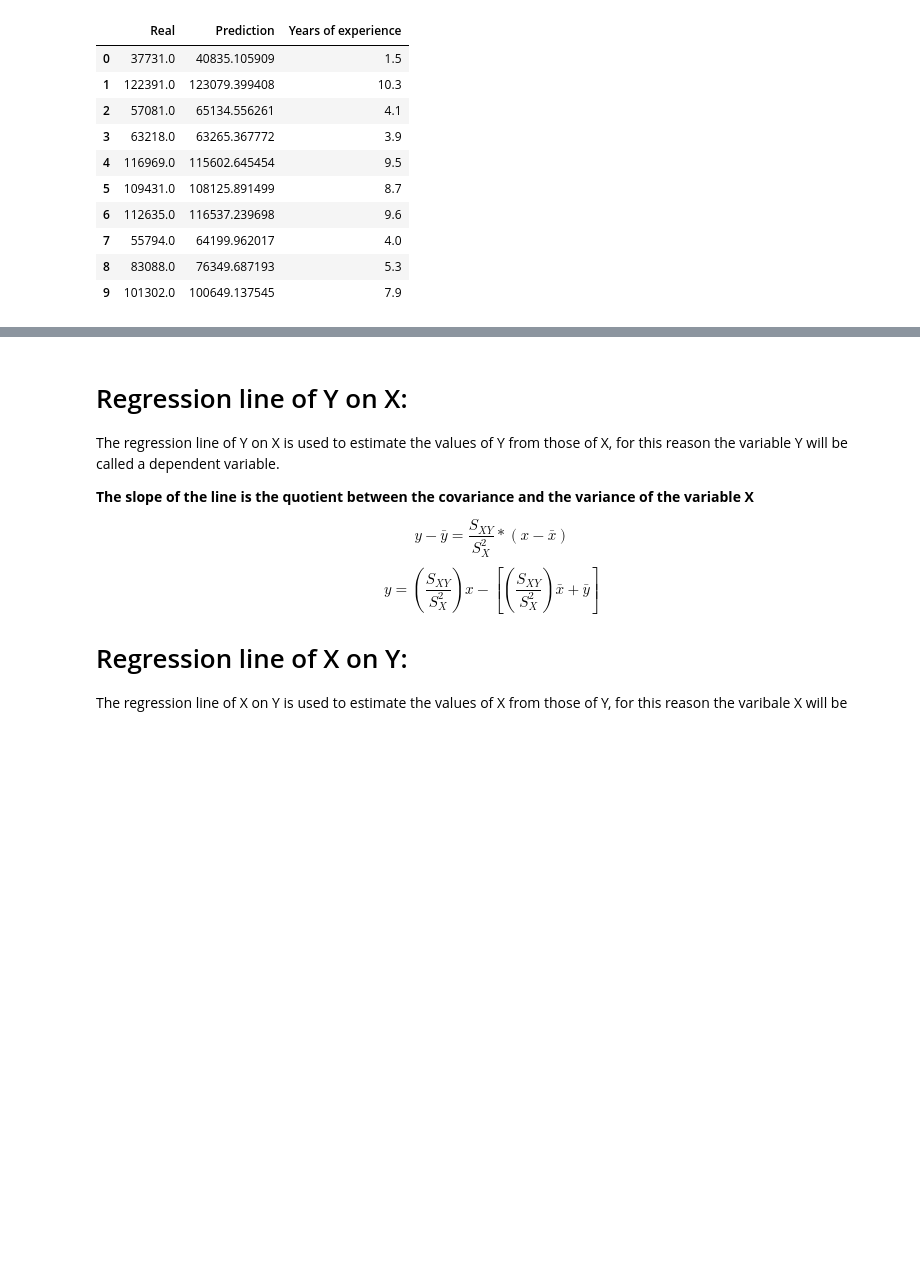
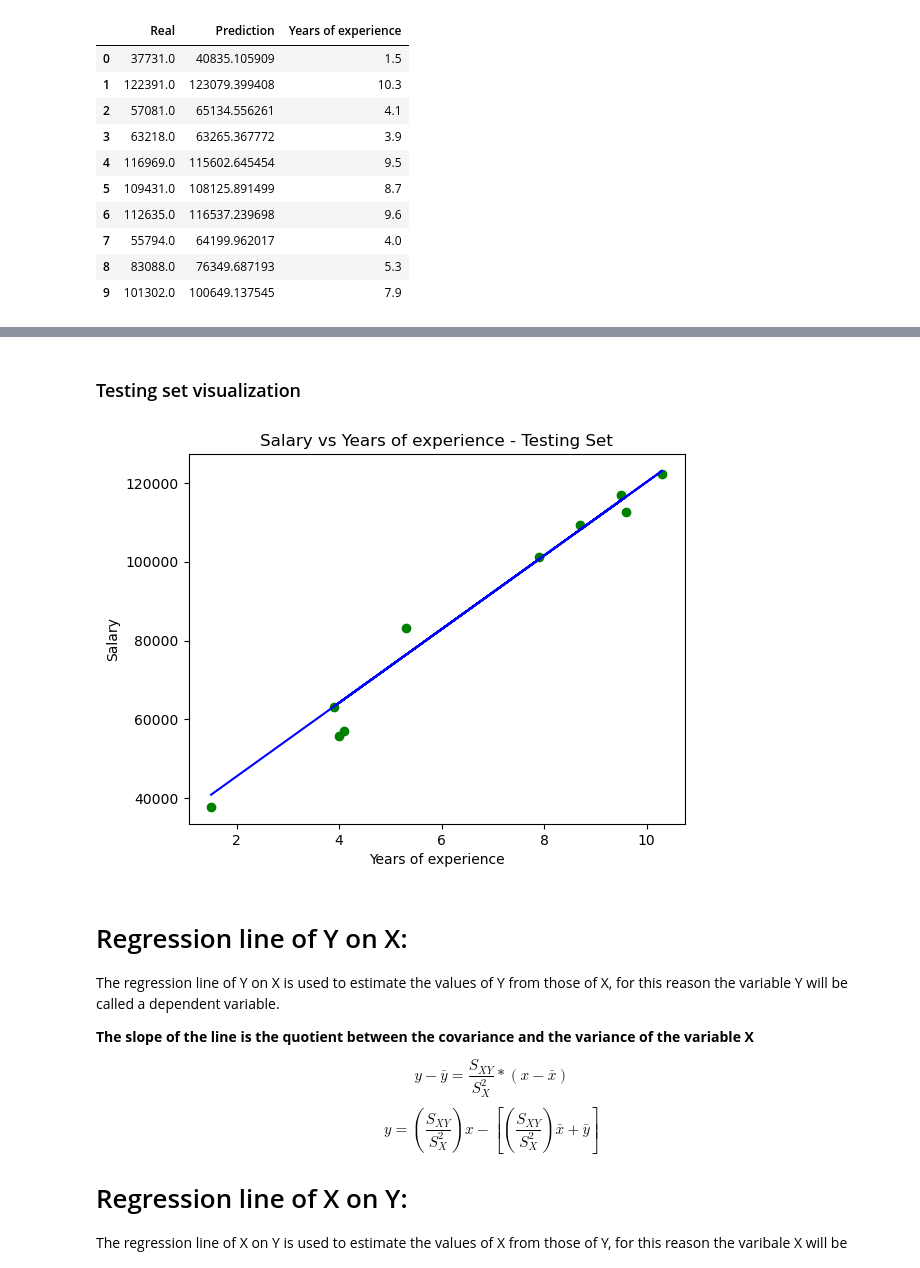
Before and after one commit to Garavirod/data-science, a Jupyter notebook: data-science/linear-regression/simple/simple-lenear-regression.ipynb, the cells around one changed output, grey strips where cells are left out. Cells and saved outputs as stored; diff of their text form; code cells hidden in the pictures; blank space fills up the shorter version.

```diff
--- a/data-science/linear-regression/simple/simple-lenear-regression.ipynb
+++ b/data-science/linear-regression/simple/simple-lenear-regression.ipynb
@@ -144,9 +144,9 @@ regression.fit(x_train_reshaped, y_train)
 # %% [output]
 LinearRegression()
 # %%
-# Prediction using testing set
-y_prediction = regression.predict(x_test_reshaped)
-y_prediction
+# Prediction using x testing set
+y_prediction_testing = regression.predict(x_test_reshaped)
+y_prediction_testing
 # %% [output]
 array([ 40835.10590871, 123079.39940819,  65134.55626083,  63265.36777221,
        115602.64545369, 108125.8914992 , 116537.23969801,  64199.96201652,
@@ -171,3 +186,18 @@ comp
+# %% [markdown]
+### Testing set visualization
+# %%
+# Real data
+plt.scatter(x=x_test, y=y_test, color="green")
+# Linear regression
+x_plot_test, y_plot_test = x_test, y_prediction_testing
+plt.plot(x_plot_test, y_plot_test, color="blue")
+# Additional settings
+plt.title("Salary vs Years of experience - Testing Set")
+plt.xlabel("Years of experience")
+plt.ylabel("Salary")
+plt.show()
+# %% [output]
+[figure, added]
 # %% [markdown]
 # Regression line of Y on X:
 
```
Also changed, not shown: parts of 15 cells of this notebook.
